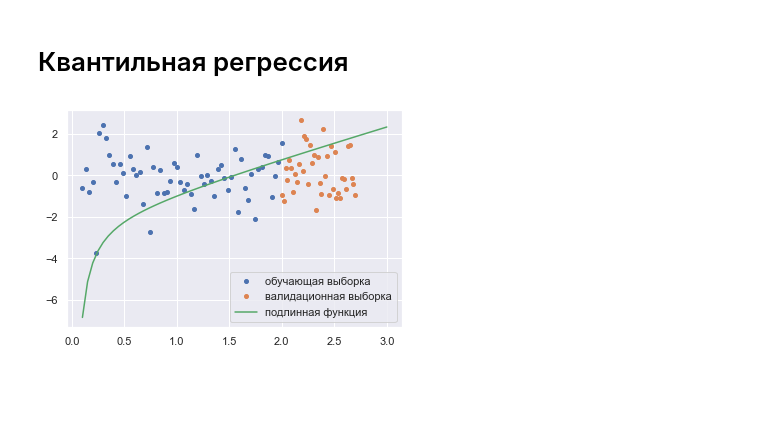
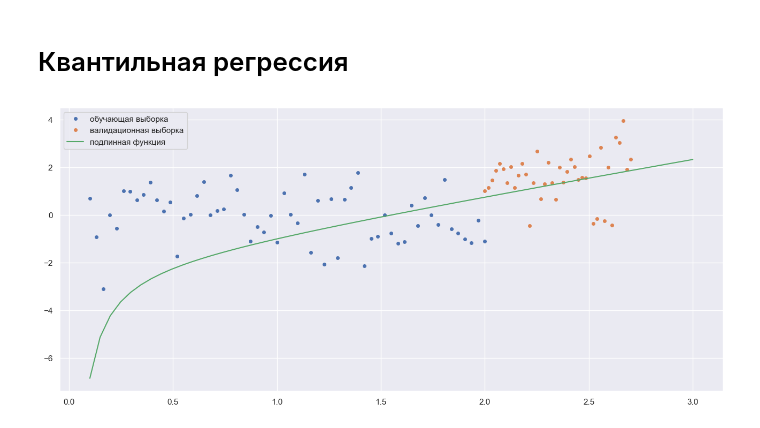
Before and after one commit to KorolevEgor/Econometrics, a Jupyter notebook: prog.ipynb, the cells around one changed output. Saved outputs shown, nothing was run; the diff lists cells and outputs as text; code cells hidden in the pictures; blank space fills up the shorter version.

```diff
--- a/prog.ipynb
+++ b/prog.ipynb
@@ -38,6 +38,8 @@ import random
 #from sklearn.linear_model import QuantileRegressor
 import statsmodels.formula.api as smf
 from scipy import stats
+# %%
+sns.set_theme()
 # %% [markdown]
 # Моделирование данных
 # %%
@@ -870,28 +877,29 @@ statistic = 0.9570940136909485 pvalue = 0.1331361085176468
 # %%
 sample_size = 60
 delta = 0.9
 u_rand = [random.normalvariate(0, sigma**2) for _ in range(sample_size)]
 w_rand = [random.uniform(0.0, 1.0) for _ in range(sample_size)]
 h_data_quantile = np.linspace(left_bound, right_bound, sample_size)
 y_data_quantile = [law_fun(h_data_quantile[i]) +
                    np.abs(u_rand[i]) if w_rand[i] > delta else u_rand[i] for i in range(sample_size)]
 
 test_sample_size = 40
 shift = right_bound - left_bound
 h_data_test_quantile = np.linspace(left_bound + shift, right_bound + 0.7, test_sample_size)
 u_rand = [random.normalvariate(0, sigma**2) for _ in range(test_sample_size)]
 w_rand = [random.uniform(0.0, 1.0) for _ in range(test_sample_size)]
 h_data_test_quantile = np.linspace(left_bound + shift, right_bound + 0.7, test_sample_size)
 y_data_test_quantile = [law_fun(h_data_test_quantile[i]) +
-                   np.abs(u_rand[i]) if w_rand[i] > delta else u_rand[i] for i in range(test_sample_size)]
+                   np.abs(u_rand[i]) if w_rand[i] < delta else u_rand[i] for i in range(test_sample_size)]
 
+plt.figure(figsize=(16, 7), dpi=100)
 plt.plot(h_data_quantile, y_data_quantile, 'o', label='обучающая выборка', markersize=4)
 plt.plot(h_data_test_quantile, y_data_test_quantile, 'o', label='валидационная выборка', markersize=4)
 plt.plot(h_law, y_law, '-', label='подлинная функция')
 plt.legend()
 plt.show()
 # %% [output]
-[figure, old version]
+[figure, new version]
 # %%
 df_quantile = open('src/data/data_quantile.csv', 'w', newline='')
 with df_quantile:
```
Also changed, not shown: parts of 16 cells of this notebook, 12 other files.
